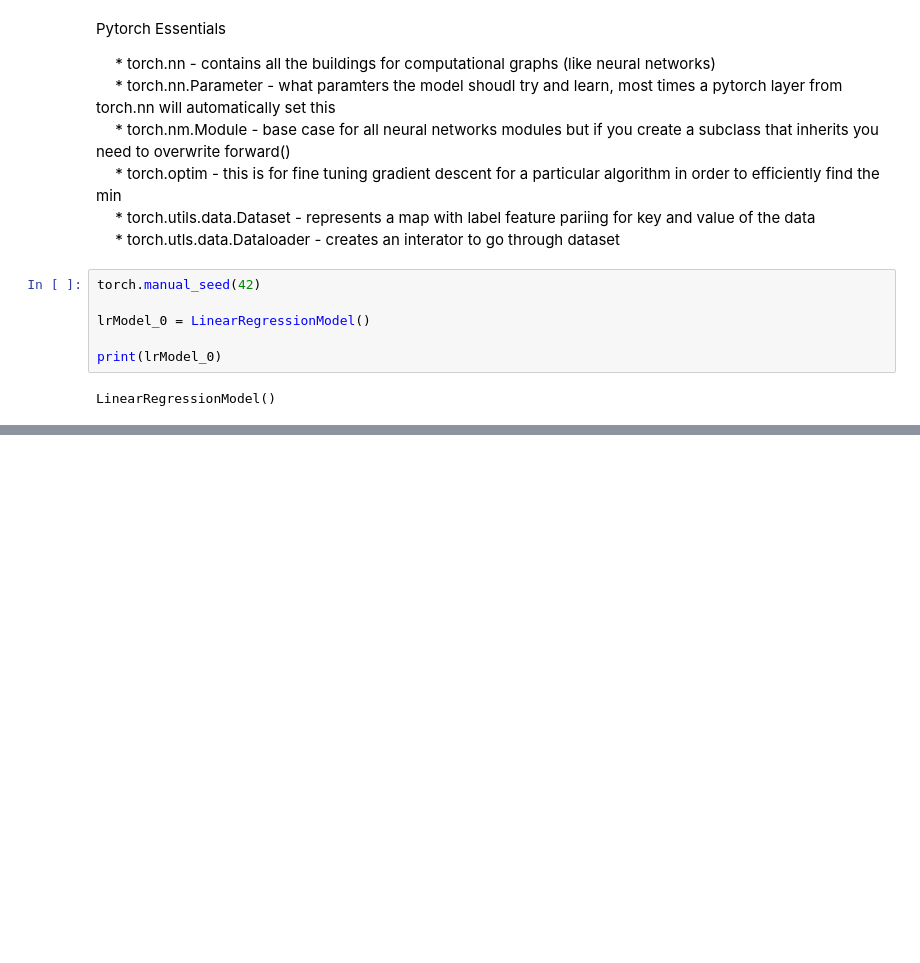
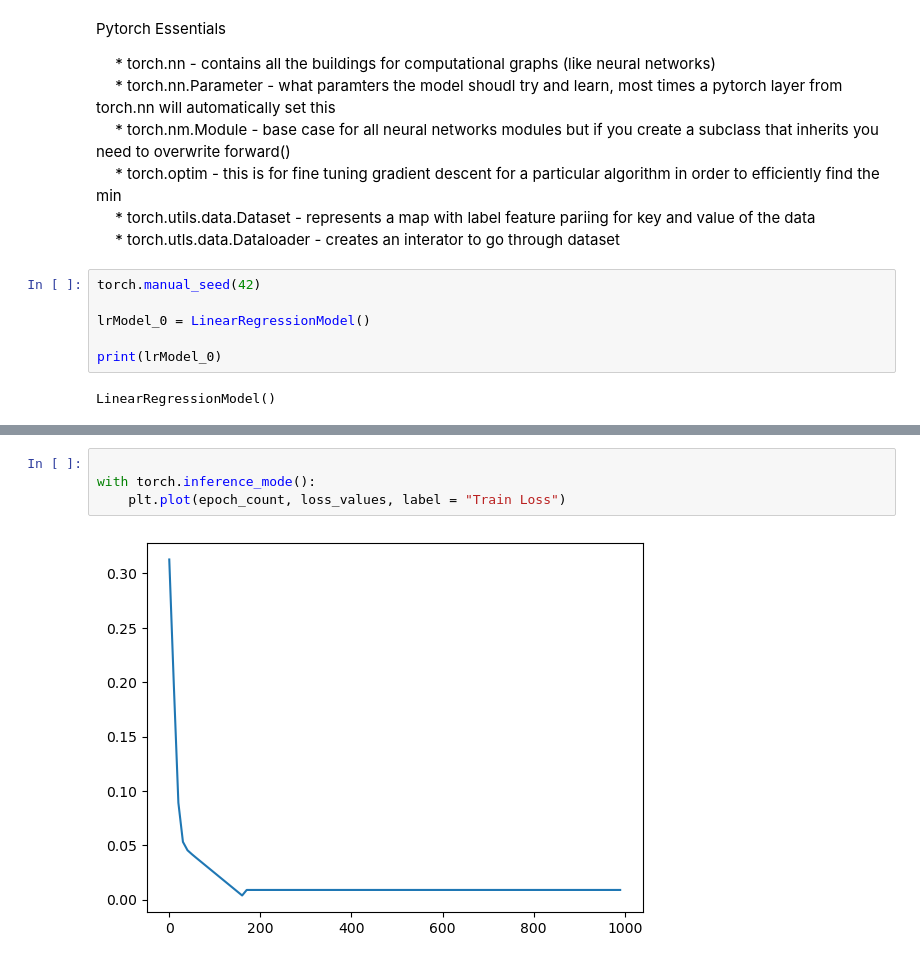
Before and after one commit to vinaynarahari/machineLearningNotebook, a Jupyter notebook: LRModel.ipynb, the cells around one changed output, grey strips where cells are left out. Saved outputs shown, nothing was run; the diff lists cells and outputs as text; blank space fills up the shorter version.

```diff
--- a/LRModel.ipynb
+++ b/LRModel.ipynb
@@ -122,0 +297,6 @@ LinearRegressionModel()
+# %%
+
+with torch.inference_mode():
+    plt.plot(epoch_count, loss_values, label = "Train Loss")
+# %% [output]
+[figure, added]
```
Also changed, not shown: parts of 18 cells of this notebook, 2 other files.
